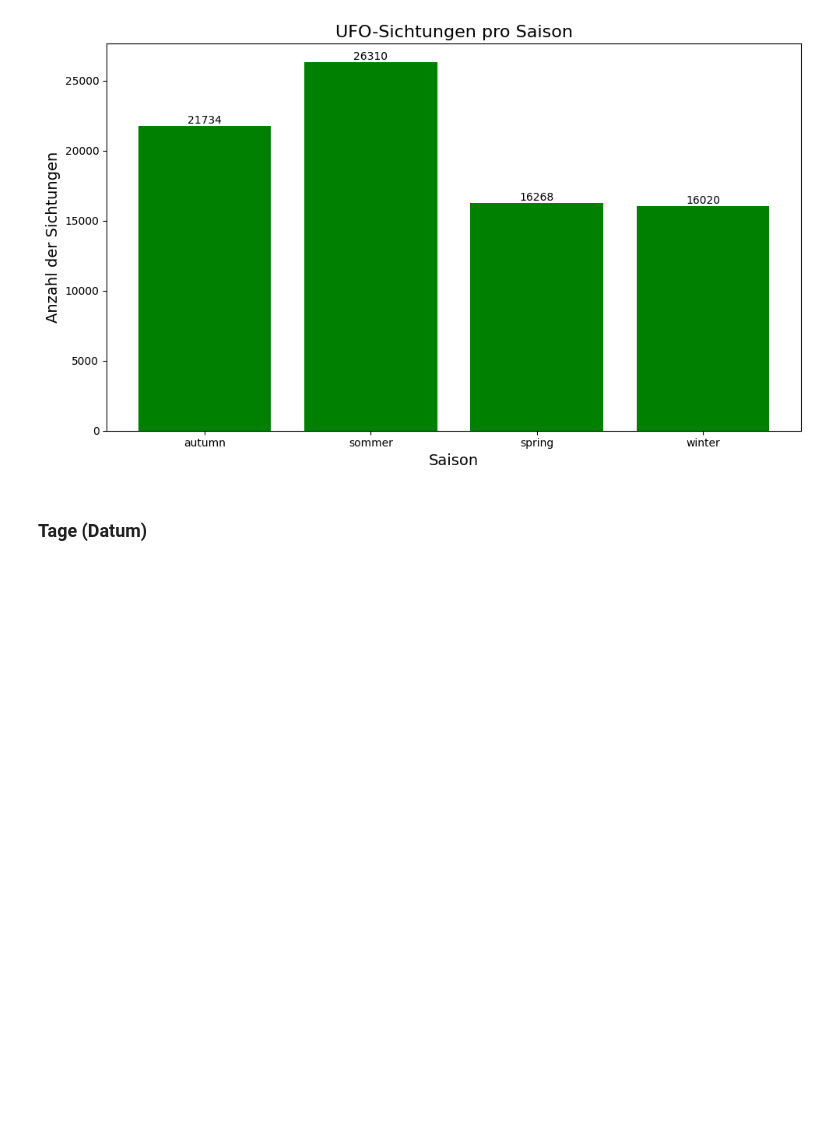
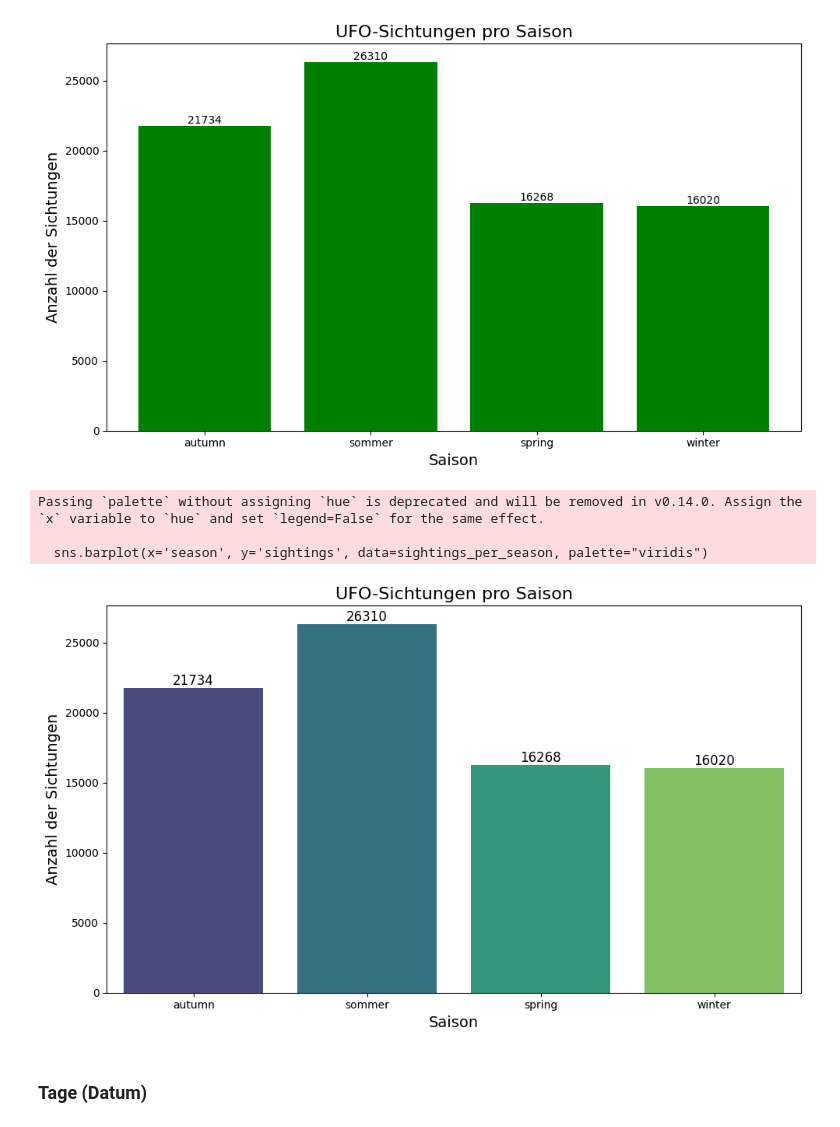
Before and after one commit to PiniPinella/Projekt_UFO, a Jupyter notebook: Laura/first_try.ipynb, the cells around one changed output. Cells and saved outputs as stored; diff of their text form; code cells hidden in the pictures; blank space fills up the shorter version.

```diff
--- a/Laura/first_try.ipynb
+++ b/Laura/first_try.ipynb
@@ -248,6 +253,29 @@ plt.tight_layout()
 plt.show()
 # %% [output]
 [figure]
+# %%
+# Seaborn-Version
+
+plt.figure(figsize=(10, 6))  # Größe des Diagramms anpassen
+sns.barplot(x='season', y='sightings', data=sightings_per_season, palette="viridis")
+
+# Titel und Achsenbeschriftungen hinzufügen
+plt.title('UFO-Sichtungen pro Saison', fontsize=16)
+plt.xlabel('Saison', fontsize=14)
+plt.ylabel('Anzahl der Sichtungen', fontsize=14)
+
+# Optional: Werte über den Balken anzeigen
+for i, value in enumerate(sightings_per_season['sightings']):
+    plt.text(i, value + 0.1, str(value), ha='center', va='bottom', fontsize=12)
+
+# Diagramm anzeigen
+plt.tight_layout()
+plt.show()
+# %% [output]
+Passing `palette` without assigning `hue` is deprecated and will be removed in v0.14.0. Assign the `x` variable to `hue` and set `legend=False` for the same effect.
+
+  sns.barplot(x='season', y='sightings', data=sightings_per_season, palette="viridis")
+[figure, added]
 # %% [markdown]
 ### Tage (Datum) ###
 # %%
```
Also changed, not shown: parts of 18 cells of this notebook, 12 other files.
